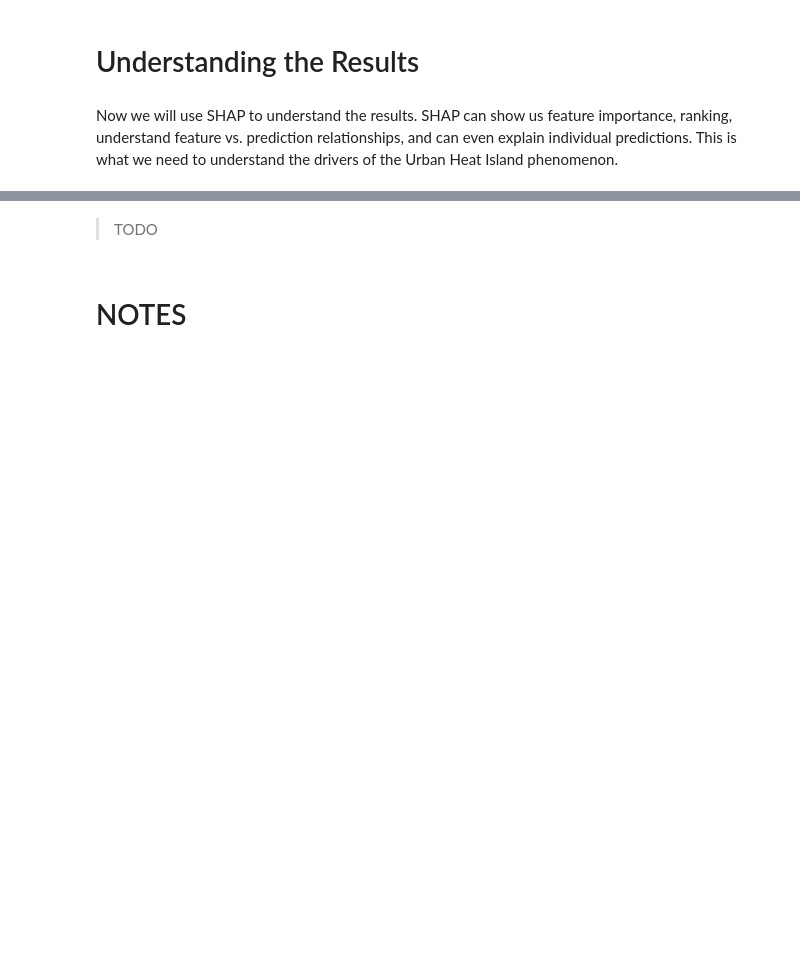
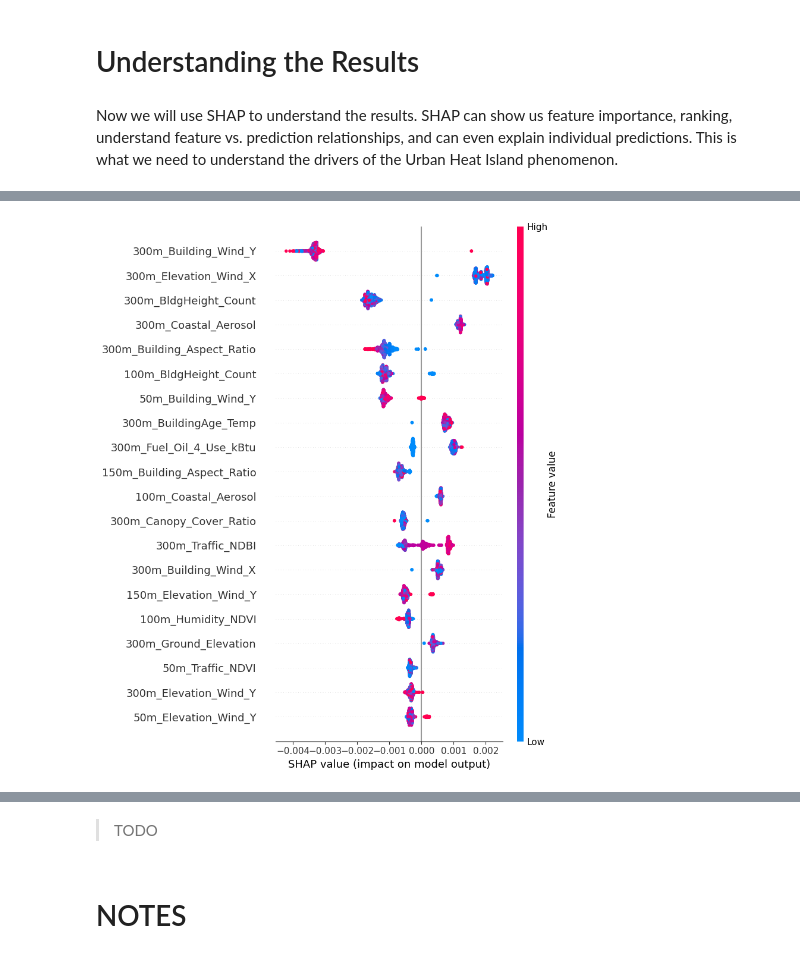
Before and after one commit to FranciscoLozCoding/cooling_with_code, a Jupyter notebook: 10_mixed_buffers_RandomForestRegressor.ipynb, the cells around one changed output, grey strips where cells are left out. Saved outputs shown, nothing was run; the diff lists cells and outputs as text; code cells hidden in the pictures; blank space fills up the shorter version.

```diff
--- a/10_mixed_buffers_RandomForestRegressor.ipynb
+++ b/10_mixed_buffers_RandomForestRegressor.ipynb
@@ -218,8 +247,3 @@ if not os.path.exists(model_pkl):
 else:
   with open(model_pkl, 'rb') as f:
     best_rf_model = pickle.load(f)
-# %%
-best_rf_model = RandomForestRegressor(**best_hparams, random_state=RANDOM_STATE, n_jobs=-1)  # Use all CPU cores
-
-# Train the Model
-best_rf_model.fit(x_train_selected, y_train)
@@ -264,16 +286,13 @@ lon = test_combined['Longitude'].values
 lat = test_combined['Latitude'].values
 test_dataset = test_combined.drop(columns=['Longitude', 'Latitude'])
 
-# Remove constant columns
-test_dataset = test_dataset.loc[:, X.std() != 0]
+#select features
+test_dataset = test_dataset[selected_feature_names]
 
 #scale
-test_dataset = pd.DataFrame(scaler.transform(test_dataset),
+x_test = pd.DataFrame(scaler.transform(test_dataset),
                       columns=test_dataset.columns,
-                      index=test_dataset.index)
-
-# select features
-x_test = test_dataset[selected_feature_names].values
+                      index=test_dataset.index).values
 
 # Model prediction
 test_predictions = best_rf_model.predict(x_test)
@@ -311,3 +332,11 @@ Score We Received:
 # Understanding the Results
 # %% [markdown]
 Now we will use SHAP to understand the results. SHAP can show us feature importance, ranking, understand feature vs. prediction relationships, and can even explain individual predictions. This is what we need to understand the drivers of the Urban Heat Island phenomenon.
+# %%
+# Initialize SHAP Explainer for Random Forest Model
+explainer = Explainer(
+    model=best_rf_model,
+    explainer_type=shap.TreeExplainer,
+    X=test_dataset,
+    feature_names=test_dataset.columns
+)
@@ -313,0 +368,4 @@ Now we will use SHAP to understand the results. SHAP can show us feature importa
+# %%
+explainer.summary_plot()
+# %% [output]
+[figure, added]
```
Also changed, not shown: parts of 48 cells of this notebook.
